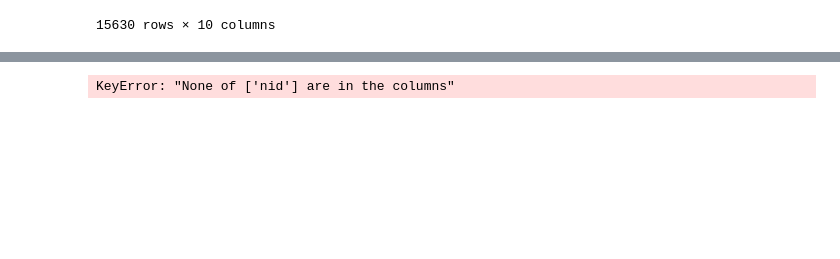
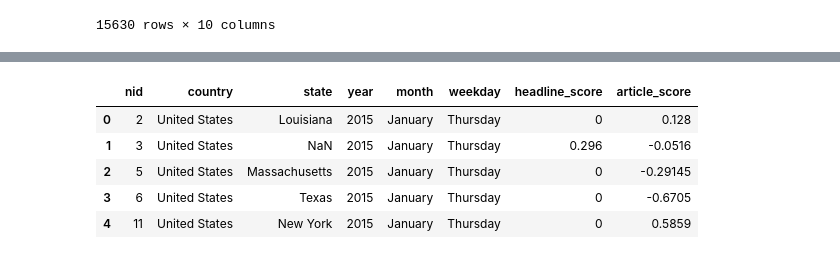
Before and after one commit to iCode13/News-Sentiment-Analysis-App, a Jupyter notebook: news_app/geo_heatmap2.ipynb, the cells around one changed output, grey strips where cells are left out. Cells and saved outputs as stored; diff of their text form; code cells hidden in the pictures; blank space fills up the shorter version.

```diff
--- a/news_app/geo_heatmap2.ipynb
+++ b/news_app/geo_heatmap2.ipynb
@@ -93,8 +92,15 @@ df_countries
 # %%
-df_countries['headline_scores'] = df_countries.nid.map(df_scores.set_index('nid')['headline_score'].to_dict())
+# Fetch headline and article sentiment scores for countries dataset
+df_countries['headline_score'] = df_countries.nid.map(df_scores.set_index('nid')['headline_score'].to_dict())
+df_countries['article_score'] = df_countries.nid.map(df_scores.set_index('nid')['article_score'].to_dict())
 df_countries.head()
 # %% [output]
-KeyError: "None of ['nid'] are in the columns"
+|  | nid | country | state | year | month | weekday | headline_score | article_score |
+| 0 | 2 | United States | Louisiana | 2015 | January | Thursday | 0 | 0.128 |
+| 1 | 3 | United States | NaN | 2015 | January | Thursday | 0.296 | -0.0516 |
+| 2 | 5 | United States | Massachusetts | 2015 | January | Thursday | 0 | -0.29145 |
+| 3 | 6 | United States | Texas | 2015 | January | Thursday | 0 | -0.6705 |
+| 4 | 11 | United States | New York | 2015 | January | Thursday | 0 | 0.5859 |
 # %%
 # Add country code and state code columns to dataframe
 df_countries['country_ISO_code'] = " "
```
Also changed, not shown: parts of 9 cells of this notebook, 2 other files.
